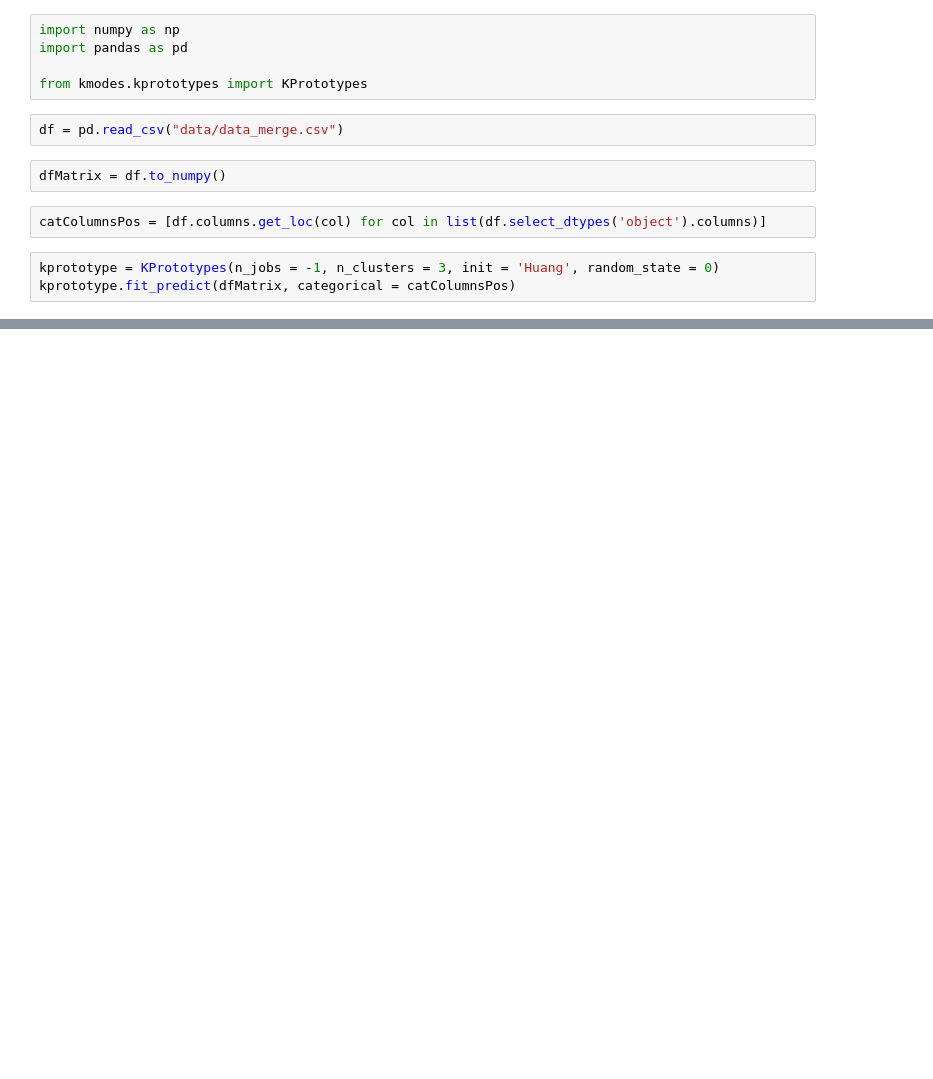
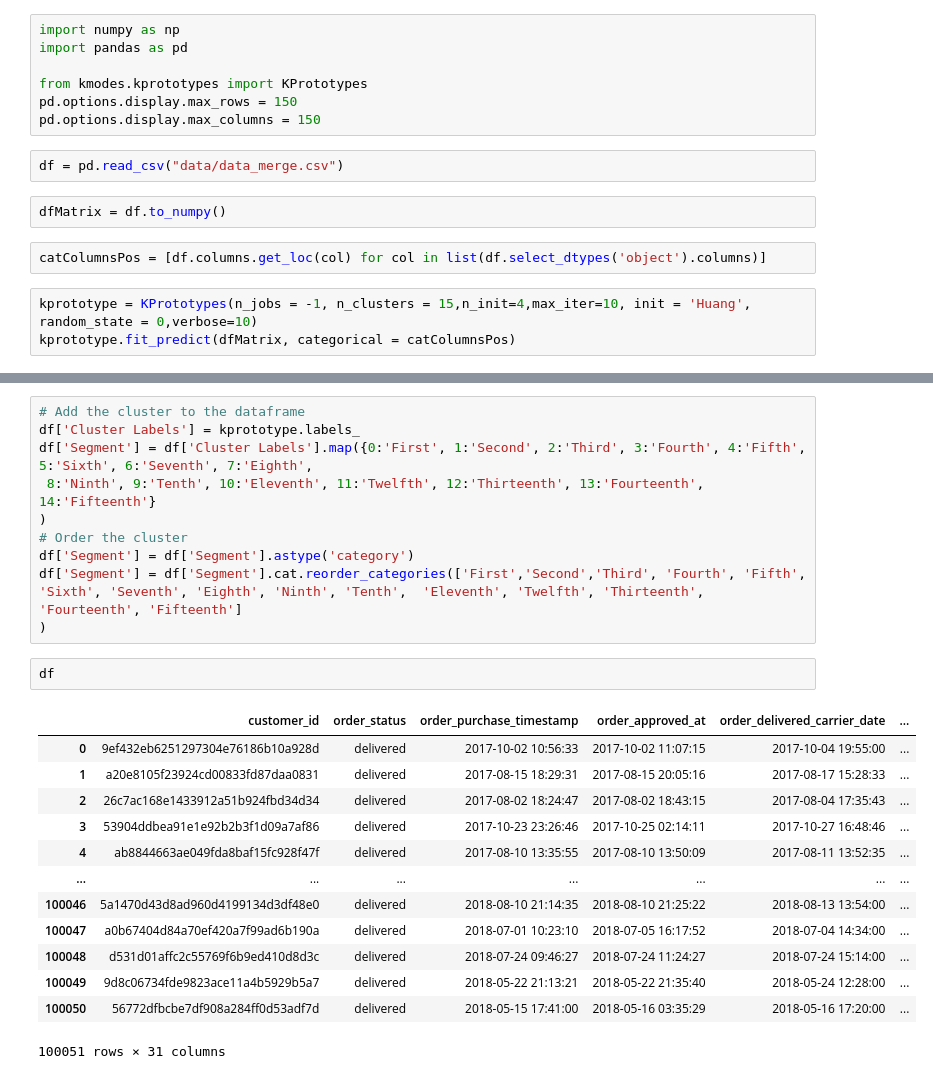
Before and after one commit to StevenDelval/segmentation_client, a Jupyter notebook: model.ipynb, the cells around one changed output, grey strips where cells are left out. Cells and saved outputs as stored; diff of their text form; blank space fills up the shorter version.

```diff
--- a/model.ipynb
+++ b/model.ipynb
@@ -3,6 +3,8 @@ import numpy as np
 import pandas as pd
 
 from kmodes.kprototypes import KPrototypes
+pd.options.display.max_rows = 150
+pd.options.display.max_columns = 150
 # %%
 df = pd.read_csv("data/data_merge.csv")
 # %%
@@ -10,6 +12,6 @@ dfMatrix = df.to_numpy()
 # %%
 catColumnsPos = [df.columns.get_loc(col) for col in list(df.select_dtypes('object').columns)]
 # %%
-kprototype = KPrototypes(n_jobs = -1, n_clusters = 3, init = 'Huang', random_state = 0)
+kprototype = KPrototypes(n_jobs = -1, n_clusters = 15,n_init=4,max_iter=10, init = 'Huang', random_state = 0,verbose=10)
 kprototype.fit_predict(dfMatrix, categorical = catColumnsPos)
 # %% [output]
@@ -16,0 +36,26 @@ ValueError: Input contains NaN.
+# %%
+# Add the cluster to the dataframe
+df['Cluster Labels'] = kprototype.labels_
+df['Segment'] = df['Cluster Labels'].map({0:'First', 1:'Second', 2:'Third', 3:'Fourth', 4:'Fifth', 5:'Sixth', 6:'Seventh', 7:'Eighth',
+ 8:'Ninth', 9:'Tenth', 10:'Eleventh', 11:'Twelfth', 12:'Thirteenth', 13:'Fourteenth', 14:'Fifteenth'}
+)
+# Order the cluster
+df['Segment'] = df['Segment'].astype('category')
+df['Segment'] = df['Segment'].cat.reorder_categories(['First','Second','Third', 'Fourth', 'Fifth', 'Sixth', 'Seventh', 'Eighth', 'Ninth', 'Tenth',  'Eleventh', 'Twelfth', 'Thirteenth', 'Fourteenth', 'Fifteenth']
+)
+# %%
+df
+# %% [output]
+|  | customer_id | order_status | order_purchase_timestamp | order_approved_at | order_delivered_carrier_date | ... |
+| 0 | 9ef432eb6251297304e76186b10a928d | delivered | 2017-10-02 10:56:33 | 2017-10-02 11:07:15 | 2017-10-04 19:55:00 | ... |
+| 1 | a20e8105f23924cd00833fd87daa0831 | delivered | 2017-08-15 18:29:31 | 2017-08-15 20:05:16 | 2017-08-17 15:28:33 | ... |
+| 2 | 26c7ac168e1433912a51b924fbd34d34 | delivered | 2017-08-02 18:24:47 | 2017-08-02 18:43:15 | 2017-08-04 17:35:43 | ... |
+| 3 | 53904ddbea91e1e92b2b3f1d09a7af86 | delivered | 2017-10-23 23:26:46 | 2017-10-25 02:14:11 | 2017-10-27 16:48:46 | ... |
+| 4 | ab8844663ae049fda8baf15fc928f47f | delivered | 2017-08-10 13:35:55 | 2017-08-10 13:50:09 | 2017-08-11 13:52:35 | ... |
+| ... | ... | ... | ... | ... | ... | ... |
+| 100046 | 5a1470d43d8ad960d4199134d3df48e0 | delivered | 2018-08-10 21:14:35 | 2018-08-10 21:25:22 | 2018-08-13 13:54:00 | ... |
+| 100047 | a0b67404d84a70ef420a7f99ad6b190a | delivered | 2018-07-01 10:23:10 | 2018-07-05 16:17:52 | 2018-07-04 14:34:00 | ... |
+| 100048 | d531d01affc2c55769f6b9ed410d8d3c | delivered | 2018-07-24 09:46:27 | 2018-07-24 11:24:27 | 2018-07-24 15:14:00 | ... |
+| 100049 | 9d8c06734fde9823ace11a4b5929b5a7 | delivered | 2018-05-22 21:13:21 | 2018-05-22 21:35:40 | 2018-05-24 12:28:00 | ... |
+| 100050 | 56772dfbcbe7df908a284ff0d53adf7d | delivered | 2018-05-15 17:41:00 | 2018-05-16 03:35:29 | 2018-05-16 17:20:00 | ... |
+100051 rows × 31 columns
```
Also changed, not shown: parts of 1 cell of this notebook, 1 other file.
